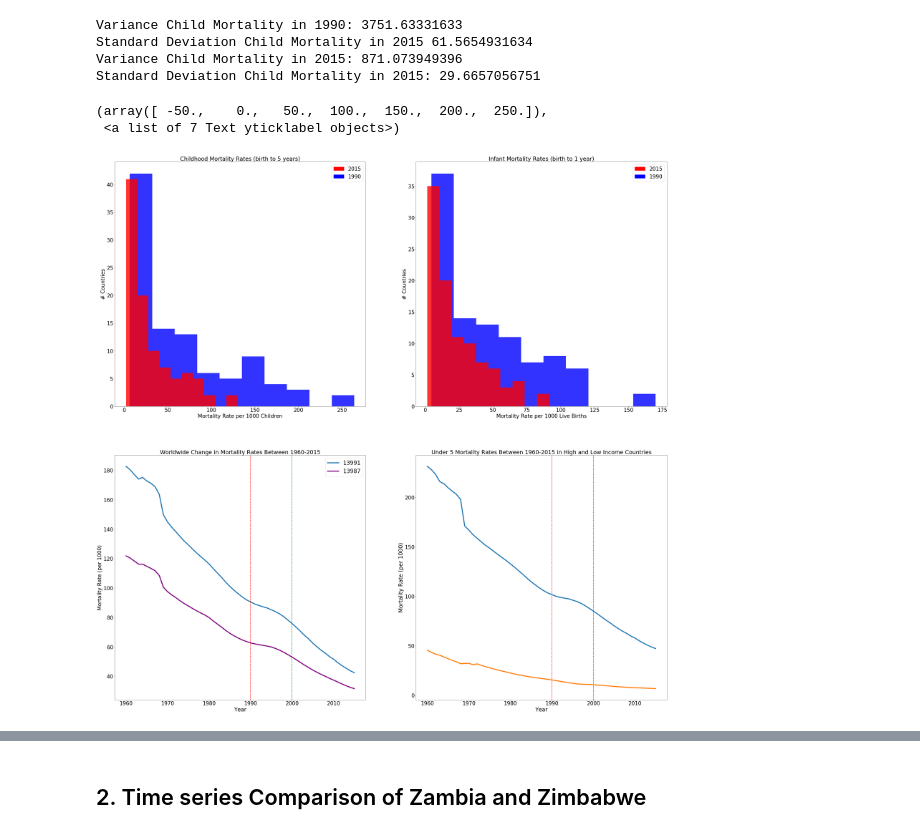
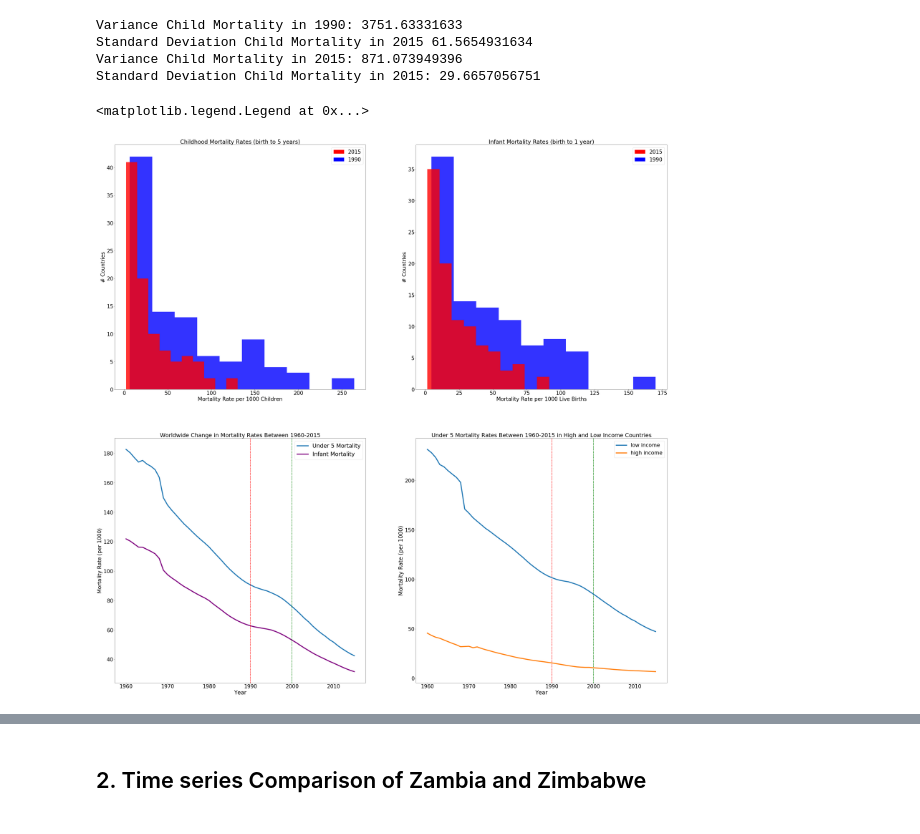
Before and after one commit to spaceport729/thinkful, a Jupyter notebook: Capstone_Project.ipynb, the cells around one changed output, grey strips where cells are left out. Saved outputs shown, nothing was run; the diff lists cells and outputs as text; code cells hidden in the pictures.

```diff
--- a/Capstone_Project.ipynb
+++ b/Capstone_Project.ipynb
@@ -140,37 +141,37 @@ plt.legend(handles=[red_patch,blue_patch],fontsize=26)
 plt.subplot(2,2,3)
 
 #plot line graph of mortality rate under_5,infant world add lines at 1990 and 2015
-plt.plot(df_world_under_5, linewidth=5)
-plt.plot(df_world_infant, linewidth=5, color='purple')
+plt.plot(df_world_under_5, linewidth=5, label='Under 5 Mortality')
+plt.plot(df_world_infant, linewidth=5, color='purple', label='Infant Mortality')
 plt.title('Worldwide Change in Mortality Rates Between 1960-2015', fontsize=28)
 plt.ylabel('Mortality Rate (per 1000)', fontsize=26)
 plt.legend(fontsize=28)
 plt.xlabel('Year', fontsize=28)
 plt.xticks(fontsize=26)
 plt.yticks(fontsize=26)
 plt.axvline(x=1990, linewidth=2, linestyle='dashed',color = 'r')
 plt.axvline(x=2000, linewidth=2, linestyle='dashed',color = 'g')
 
 
 plt.subplot(2,2,4)
 df_low_income = df_regional_under_5.ix[lambda df_regional_under_5: df_regional_under_5['Country Name'] == 'Low & middle income',:]
 df_high_income = df_regional_under_5.ix[lambda df_regional_under_5: df_regional_under_5['Country Name'] == 'High income',:]
 df_low_income2 = df_low_income.drop(['Country Name', 'Country Code', 'Indicator Name', 'Indicator Code','full_count'], axis =1)
 df_high_income2 = df_high_income.drop(['Country Name', 'Country Code', 'Indicator Name', 'Indicator Code','full_count'], axis =1)
 df_low_income3 = df_low_income2.T
 df_high_income3 = df_high_income2.T
 
 plt.axvline(x=1990, linewidth=2, linestyle='dashed',color = 'r')
 plt.axvline(x=2000, linewidth=2, linestyle='dashed',color = 'g')
 
-plt.plot(df_low_income3, linewidth=5)
-plt.plot(df_high_income3, linewidth=5)
+plt.plot(df_low_income3, linewidth=5, label='low income')
+plt.plot(df_high_income3, linewidth=5, label= 'high income')
 plt.title('Under 5 Mortality Rates Between 1960-2015 in High and Low Income Countries', fontsize=28)
 plt.ylabel('Mortality Rate (per 1000)', fontsize=28)
 plt.xlabel('Year', fontsize=28)
 plt.xticks(fontsize=26)
 plt.yticks(fontsize=26)
+plt.legend(fontsize=26)
 # %% [output]
-(array([ -50.,    0.,   50.,  100.,  150.,  200.,  250.]),
- <a list of 7 Text yticklabel objects>)
+<matplotlib.legend.Legend at 0x...>
-[figure, old version]
+[figure, new version]
```
Also changed, not shown: parts of 16 cells of this notebook.
